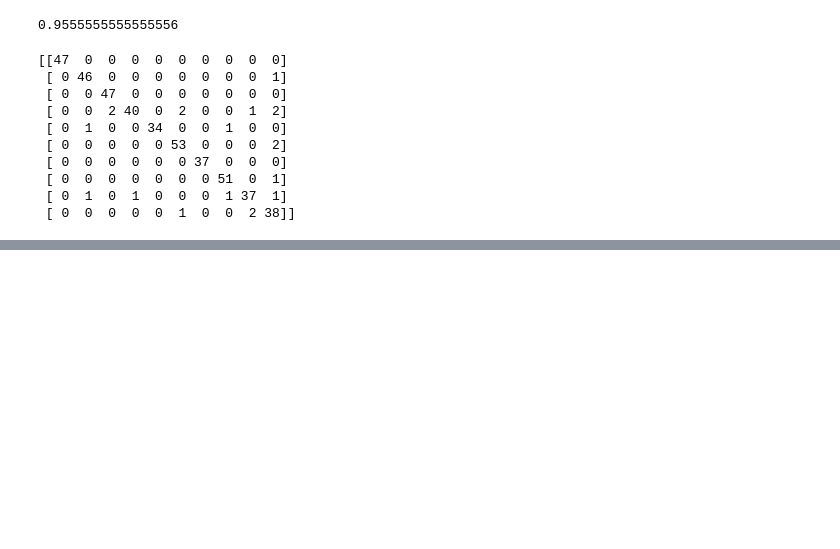
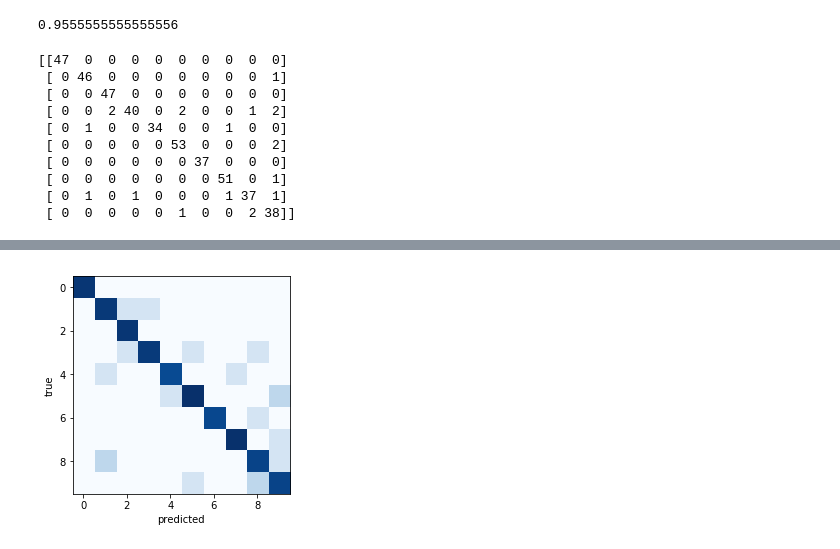
Before and after one commit to craigching/datascience-course, a Jupyter notebook: 04.4-linear-discriminant-analysis/linear-discriminant-analysis.ipynb, the cells around one changed output, grey strips where cells are left out. Drawn from its saved outputs; the diff is of its cells as text; code cells hidden in the pictures; blank space fills up the shorter version.

Commit message:
Add logistic regression to compare with LDA in jupyter notebook

```diff
--- a/04.4-linear-discriminant-analysis/linear-discriminant-analysis.ipynb
+++ b/04.4-linear-discriminant-analysis/linear-discriminant-analysis.ipynb
@@ -103,0 +106,5 @@ for i, ax in enumerate(axes.flat):
+# %%
+from sklearn.linear_model import LogisticRegression
+myLR = LogisticRegression(penalty='l2')
+myLR.fit(Xtrain, ytrain)
+ypred = myLR.predict(Xtest)
@@ -103,0 +130,8 @@ for i, ax in enumerate(axes.flat):
+# %%
+plt.imshow(np.log(confusion_matrix(ytest, ypred)+1),
+           cmap='Blues', interpolation='nearest')
+plt.grid(False)
+plt.ylabel('true')
+plt.xlabel('predicted');
+# %% [output]
+[figure, added]
```
Also changed, not shown: parts of 7 cells of this notebook.
